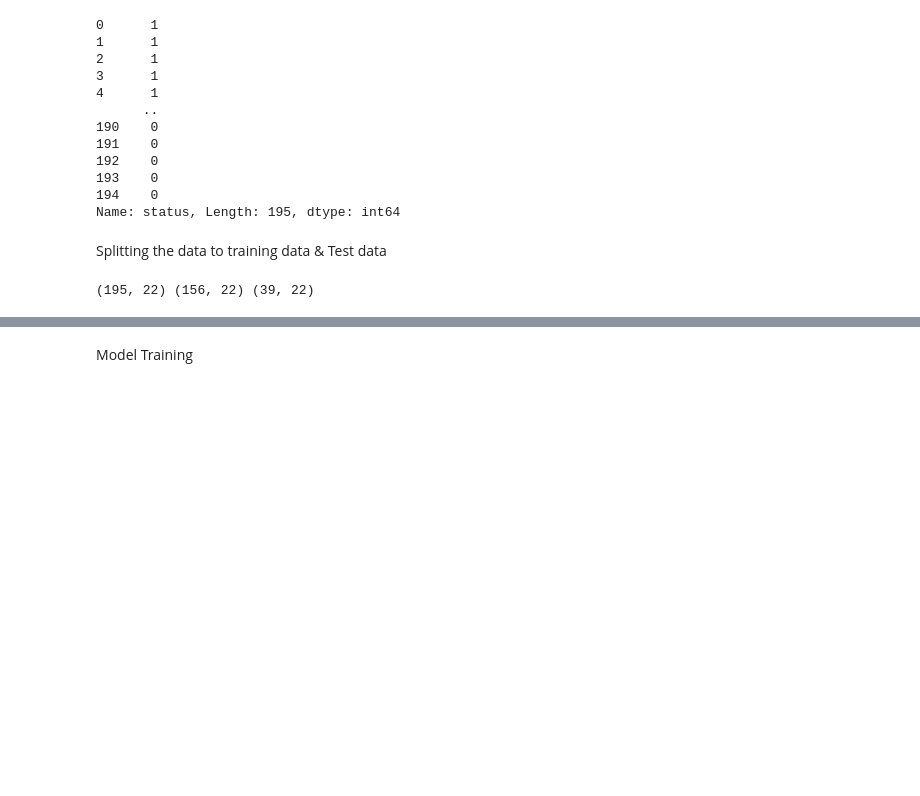
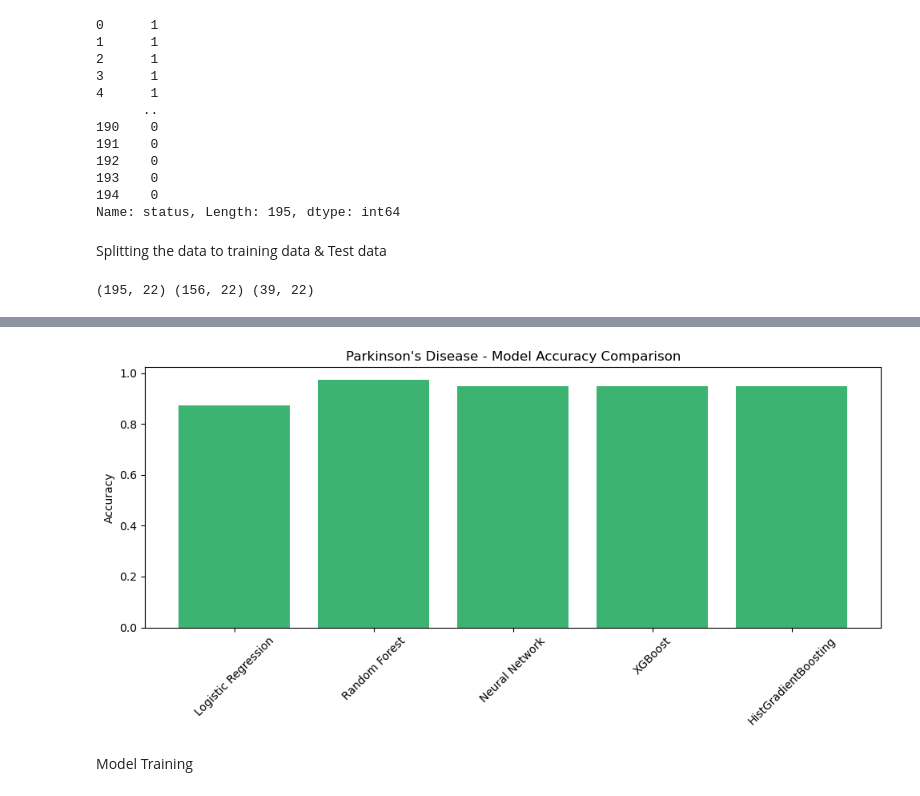
Before and after one commit to Gopikakavi/Multiple-Disease-Prediction-using-Machine-Learning, a Jupyter notebook: Trained_model/Multiple disease prediction system - Parkinsons.ipynb, the cells around one changed output, grey strips where cells are left out. Drawn from its saved outputs; the diff is of its cells as text; code cells hidden in the pictures; blank space fills up the shorter version.

Commit message:
feat:improved parkison diseases models

```diff
--- a/Trained_model/Multiple disease prediction system - Parkinsons.ipynb
+++ b/Trained_model/Multiple disease prediction system - Parkinsons.ipynb
@@ -154,3 +153,83 @@ X_train, X_test, Y_train, Y_test = train_test_split(X, Y, test_size=0.2, random_
 print(X.shape, X_train.shape, X_test.shape)
 # %% [output]
 (195, 22) (156, 22) (39, 22)
+# %%
+# --- 1. Imports ---
+import numpy as np
+import pandas as pd
+from sklearn.model_selection import train_test_split
+from sklearn.preprocessing import StandardScaler
+from sklearn.metrics import accuracy_score, classification_report
+from sklearn.linear_model import LogisticRegression
+from sklearn.ensemble import RandomForestClassifier, HistGradientBoostingClassifier
+from sklearn.neural_network import MLPClassifier
+import xgboost as xgb
+import matplotlib.pyplot as plt
+import pickle
+import warnings
+warnings.filterwarnings('ignore')
+
+# --- 2. Load the Parkinson's Dataset ---
+parkinsons_data = pd.read_csv("C://Users//asus//Downloads//machine learning//Multiple-Disease-Prediction-using-Machine-Learning-1//dataset//parkinsons.csv")
+
+
+
+# Drop non-numeric column 'name'
+X = parkinsons_data.drop(columns=['name', 'status'], axis=1)
+Y = parkinsons_data['status']
+feature_names = X.columns.tolist()
+
+# --- 3. Split Data ---
+X_train, X_test, Y_train, Y_test = train_test_split(X, Y, test_size=0.2, stratify=Y, random_state=2)
+scaler = StandardScaler()
+X_train_scaled = scaler.fit_transform(X_train)
+X_test_scaled = scaler.transform(X_test)
+
+# --- 4. Define Models ---
+models = {
+    "Logistic Regression": LogisticRegression(solver='liblinear', random_state=2),
+    "Random Forest": RandomForestClassifier(n_estimators=100, random_state=2),
+    "Neural Network": MLPClassifier(hidden_layer_sizes=(100, 50), max_iter=1000, activation='relu', solver='adam', random_state=2),
+    "XGBoost": xgb.XGBClassifier(use_label_encoder=False, eval_metric='logloss', random_state=2),
+    "HistGradientBoosting": HistGradientBoostingClassifier(random_state=2)
+}
+
+# --- 5. Training and Evaluation ---
+model_accuracies = {}
+model_instances = {}
+model_scalers = {}
+
+for name, model in models.items():
+    print(f"\n🔧 Training {name}...")
+
+    # All models benefit from scaling in this dataset
+    model.fit(X_train_scaled, Y_train)
+    Y_pred = model.predict(X_test_scaled)
+    model_scalers[name] = scaler
+
+    acc = accuracy_score(Y_test, Y_pred)
+    model_accuracies[name] = acc
+    model_instances[name] = model
+
+    print(f"✅ {name} Accuracy: {acc:.4f}")
+
+# --- 6. Model Comparison ---
+best_model_name = max(model_accuracies, key=model_accuracies.get)
+best_model = model_instances[best_model_name]
+best_model_scaler = model_scalers[best_model_name]
+
+print("\n--- 📊 Model Accuracy Comparison ---")
+for model, acc in model_accuracies.items():
+    print(f"{model}: {acc:.4f} ({acc*100:.2f}%)")
+
+print(f"\n🏆 Best Model: {best_model_name} ({model_accuracies[best_model_name]*100:.2f}%)")
+
+# --- 7. Bar Plot ---
+plt.figure(figsize=(10, 5))
+plt.bar(model_accuracies.keys(), model_accuracies.values(), color='mediumseagreen')
+plt.xticks(rotation=45)
+plt.ylabel("Accuracy")
+plt.title("Parkinson's Disease - Model Accuracy Comparison")
+plt.tight_layout()
+plt.show()
+# %% [output]
@@ -157,2 +253,3 @@ print(X.shape, X_train.shape, X_test.shape)
+[figure, added]
 # %% [markdown]
 Model Training
```
Also changed, not shown: parts of 10 cells of this notebook, 1 other file.
